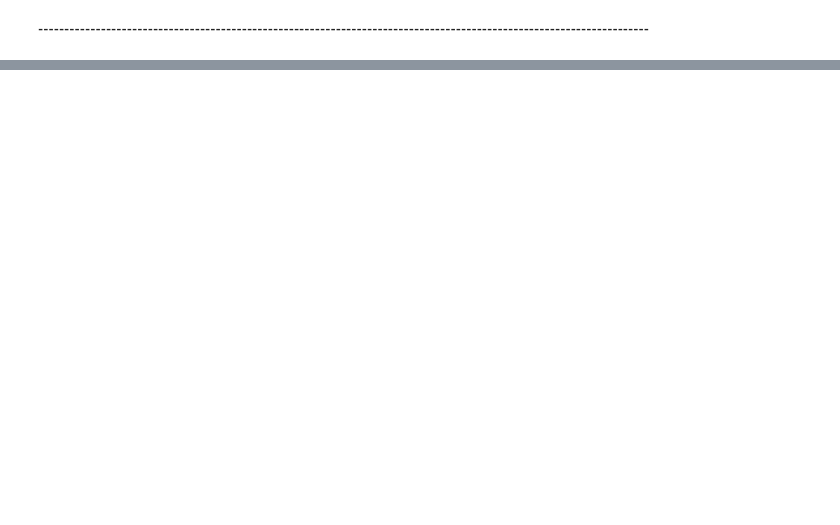
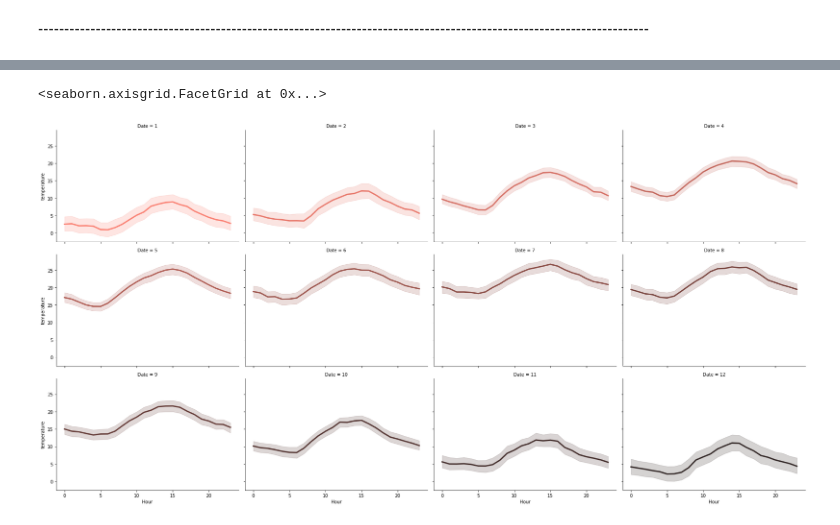
Before and after one commit to SouravBiswal/GeeksFiestaAI-ML-Team-7--1, a Jupyter notebook: Data_Preprocessing.ipynb, the cells around one changed output, grey strips where cells are left out. Saved outputs shown, nothing was run; the diff lists cells and outputs as text; code cells hidden in the pictures; blank space fills up the shorter version.

Commit message:
Visualizations begin

```diff
--- a/Data_Preprocessing.ipynb
+++ b/Data_Preprocessing.ipynb
@@ -591,0 +619,2 @@ df.describe(include='all', datetime_is_numeric=True)
+# %%
+df.set_index('Date', inplace=True)              # Set Data as index column
@@ -591,0 +636,16 @@ df.describe(include='all', datetime_is_numeric=True)
+# %%
+# Average Temperature of different times of a day in different months.
+sns.relplot(
+    data = df,
+    x = df.index.hour,
+    y = df.temperature,
+    col = df.index.month, hue=df.index.month,
+    kind = 'line', linewidth = 3,
+    legend=False,
+    height =4, aspect=1.5, col_wrap=4,
+    palette= sns.color_palette("dark:salmon_r", as_cmap=True),
+
+).set_xlabels('Hour')
+# %% [output]
+<seaborn.axisgrid.FacetGrid at 0x...>
+[figure, added]
```
Also changed, not shown: parts of 17 cells of this notebook, 1 other file.
